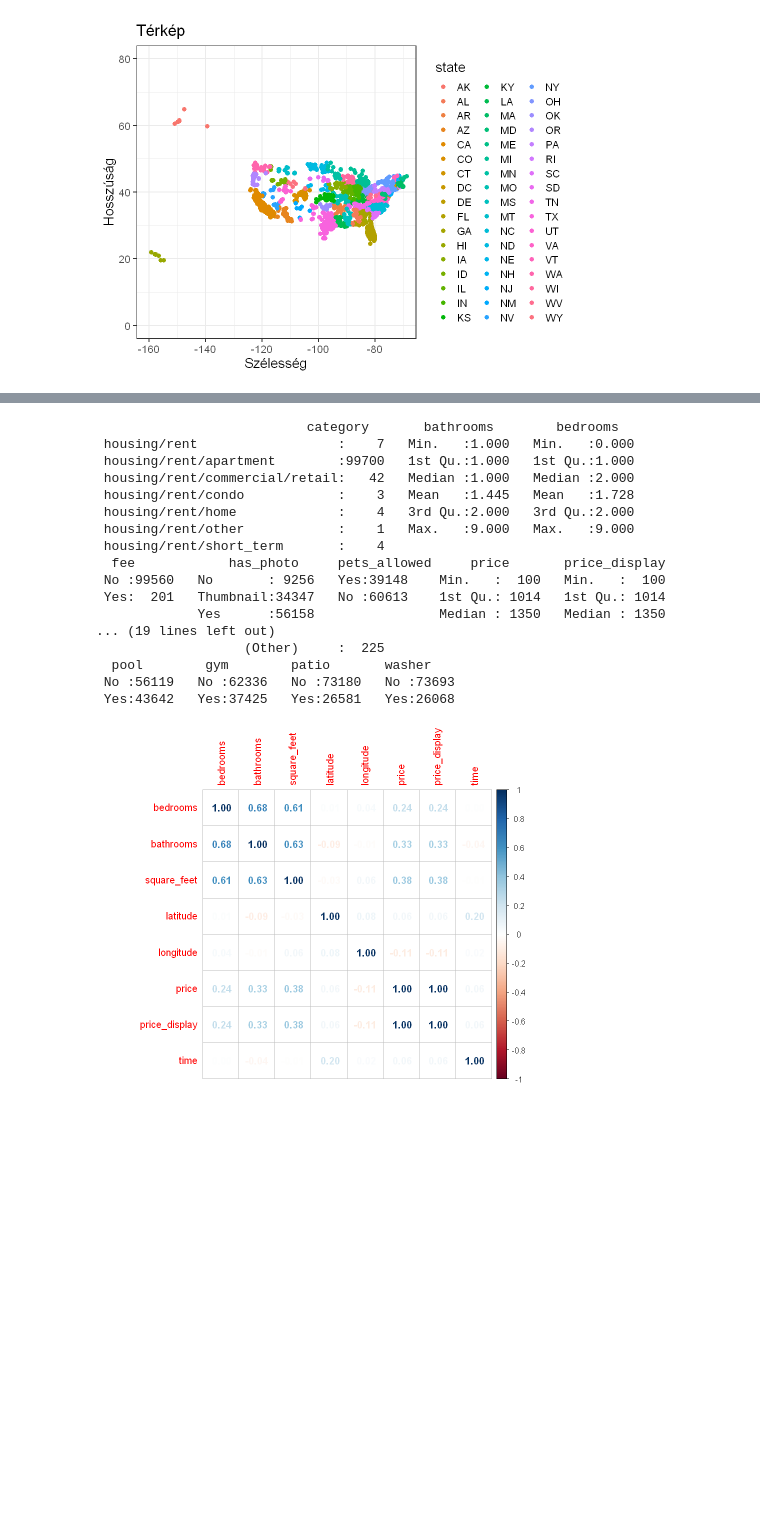
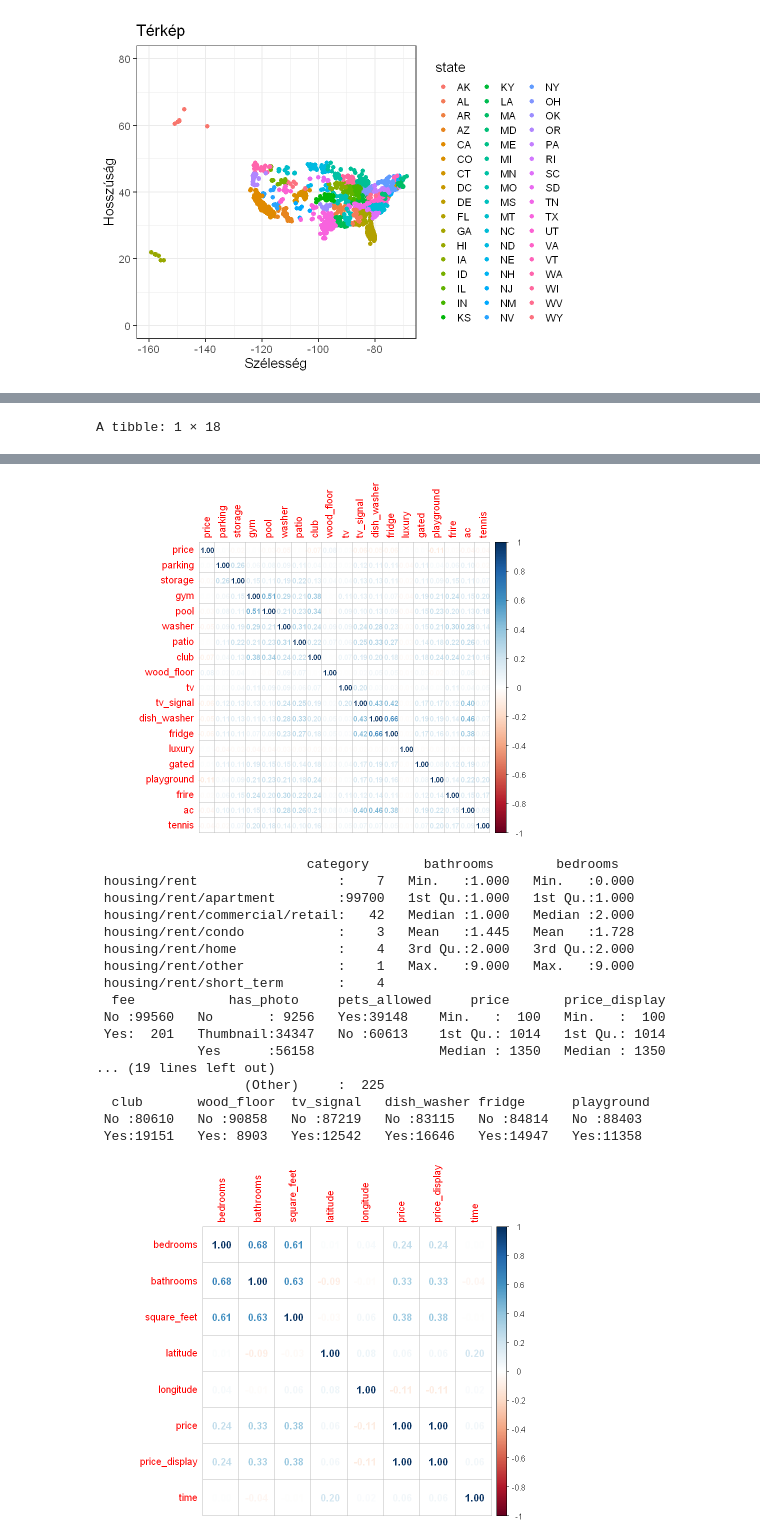
Before and after one commit to N0-0BIE/EX9BLV_ABTG, a Jupyter notebook: code/project.ipynb, the cells around one changed output, grey strips where cells are left out. Drawn from its saved outputs; the diff is of its cells as text; code cells hidden in the pictures; blank space fills up the shorter version.

```diff
--- a/code/project.ipynb
+++ b/code/project.ipynb
@@ -291,0 +314,45 @@ A tibble: 19 × 2
+# %%
+# Amenities (felszereltség) kategória kezelése 2.
+# Vizsgáljuk a legtöbbet látott értékeket, hogy valójában hány helyen fordulnak elő
+
+df_amenities = dfc %>%
+select(price, amenities) %>%
+mutate(parking     = as.numeric(grepl("Parking"           , amenities, fixed = TRUE)),
+       storage     = as.numeric(grepl("Storage"           , amenities, fixed = TRUE)),
+       gym         = as.numeric(grepl("Gym"               , amenities, fixed = TRUE)),
+       pool        = as.numeric(grepl("Pool"              , amenities, fixed = TRUE)),
+       washer      = as.numeric(grepl("Washer Dryer"      , amenities, fixed = TRUE)),
+       patio       = as.numeric(grepl("Patio/Deck"        , amenities, fixed = TRUE)),
+       club        = as.numeric(grepl("Clubhouse"         , amenities, fixed = TRUE)),
+       wood_floor  = as.numeric(grepl("Wood Floors"       , amenities, fixed = TRUE)),
+       tv          = as.numeric(grepl("TV"                , amenities, fixed = TRUE)),
+       tv_signal   = as.numeric(grepl("Cable or Satellite", amenities, fixed = TRUE)),
+       dish_washer = as.numeric(grepl("Dishwasher"        , amenities, fixed = TRUE)),
+       fridge      = as.numeric(grepl("Refrigerator"      , amenities, fixed = TRUE)),
+       luxury      = as.numeric(grepl("Luxury"            , amenities, fixed = TRUE)),
+       gated       = as.numeric(grepl("Gated"             , amenities, fixed = TRUE)),
+       playground  = as.numeric(grepl("Playground"        , amenities, fixed = TRUE)),
+       frire       = as.numeric(grepl("Fireplace"         , amenities, fixed = TRUE)),
+       ac          = as.numeric(grepl("AC"                , amenities, fixed = TRUE)),
+       tennis      = as.numeric(grepl("Tennis"            , amenities, fixed = TRUE)),
+) %>%
+select(-amenities)
+
+# Az érintett darabszámok vizsgálata
+df_amenities_list = df_amenities %>%
+select(-price) %>%
+summarise_all(sum)
+
+head(df_amenities_list)
+
+# Korreláció vizsgálata a price-hoz képest
+df_amenities %>%
+cor() %>%
+corrplot(method="number", number.cex=0.75)
+
+# Konklúzió:
+# Szinte semmi korreláció nincs a felszereltség és az ár között.
+# Ez meglehetősen furcsa, hiszen egy medence esetén azt várnánk,
+# hogy mivel az egy luxus szolgáltatás, így drágább is lesz.
+# %% [output]
+A tibble: 1 × 18
@@ -292,19 +362,25 @@ A tibble: 19 × 2
+[figure, added]
 # %%
-# A vizsgálat alapján a legnépszerűbb felszereltségek beállítása
+# Amenities (felszereltség) kategória kezelése 3.
+# A vizsgálat alapján a legjobb korrelációjú felszereltségek felhasználása
 
 dfc = mutate(dfc,
-             parking = factor(grepl("Parking", amenities, fixed = TRUE)),
-             pool = factor(grepl("Pool", amenities, fixed = TRUE)),
-             gym = factor(grepl("Gym", amenities, fixed = TRUE)),
-             patio = factor(grepl("Patio/Deck", amenities, fixed = TRUE)),
-             washer = factor(grepl("Washer Dryer", amenities, fixed = TRUE)))
+       washer      = factor(grepl("Washer Dryer"      , amenities, fixed = TRUE)),
+       club        = factor(grepl("Clubhouse"         , amenities, fixed = TRUE)),
+       wood_floor  = factor(grepl("Wood Floors"       , amenities, fixed = TRUE)),
+       tv_signal   = factor(grepl("Cable or Satellite", amenities, fixed = TRUE)),
+       dish_washer = factor(grepl("Dishwasher"        , amenities, fixed = TRUE)),
+       fridge      = factor(grepl("Refrigerator"      , amenities, fixed = TRUE)),
+       playground  = factor(grepl("Playground"        , amenities, fixed = TRUE)))
 
 dfc = mutate(dfc,
-             parking = fct_recode(parking, "No" = "FALSE", "Yes" = "TRUE"),
-             pool = fct_recode(pool, "No" = "FALSE", "Yes" = "TRUE"),
-             gym = fct_recode(gym, "No" = "FALSE", "Yes" = "TRUE"),
-             patio = fct_recode(patio, "No" = "FALSE", "Yes" = "TRUE"),
-             washer = fct_recode(washer, "No" = "FALSE", "Yes" = "TRUE"))
+       washer      = fct_recode(washer     , "No" = "FALSE", "Yes" = "TRUE"),
+       club        = fct_recode(club       , "No" = "FALSE", "Yes" = "TRUE"),
+       wood_floor  = fct_recode(wood_floor , "No" = "FALSE", "Yes" = "TRUE"),
+       tv_signal   = fct_recode(tv_signal  , "No" = "FALSE", "Yes" = "TRUE"),
+       dish_washer = fct_recode(dish_washer, "No" = "FALSE", "Yes" = "TRUE"),
+       fridge      = fct_recode(fridge     , "No" = "FALSE", "Yes" = "TRUE"),
+       playground  = fct_recode(playground , "No" = "FALSE", "Yes" = "TRUE"))
 
 dfc = select(dfc, -amenities)
 
@@ -324,9 +400,9 @@ summary(dfc)
              Yes      :56158                Median : 1350   Median : 1350
 ... (19 lines left out)
                    (Other)     :  225
-  pool        gym        patio       washer
- No :56119   No :62336   No :73180   No :73693
- Yes:43642   Yes:37425   Yes:26581   Yes:26068
+  club       wood_floor  tv_signal   dish_washer fridge      playground
+ No :80610   No :90858   No :87219   No :83115   No :84814   No :88403
+ Yes:19151   Yes: 8903   Yes:12542   Yes:16646   Yes:14947   Yes:11358
 # %%
 # Numerikus értékek korrelációs vizsgálata
 
```
Also changed, not shown: parts of 11 cells of this notebook.
